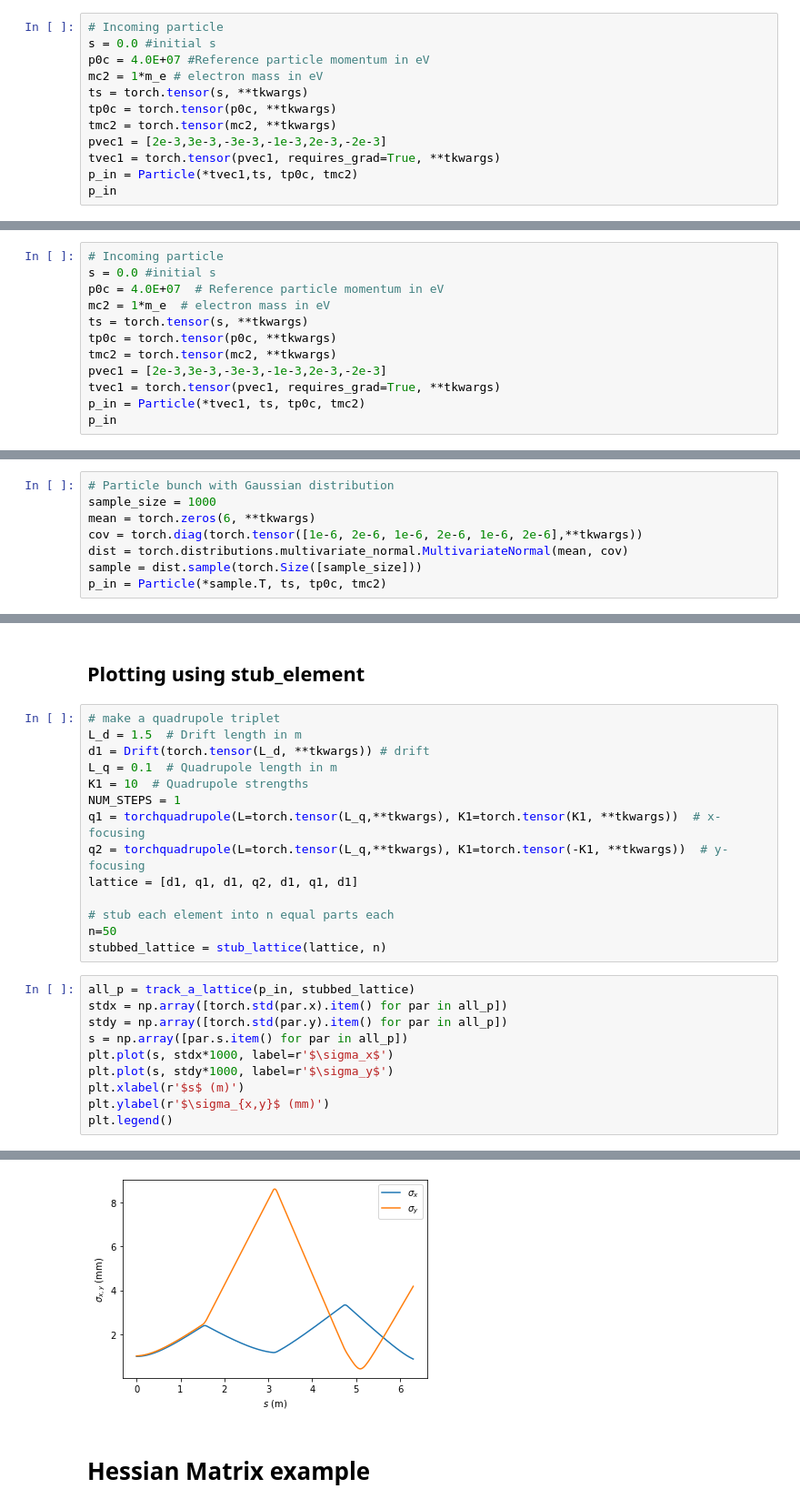
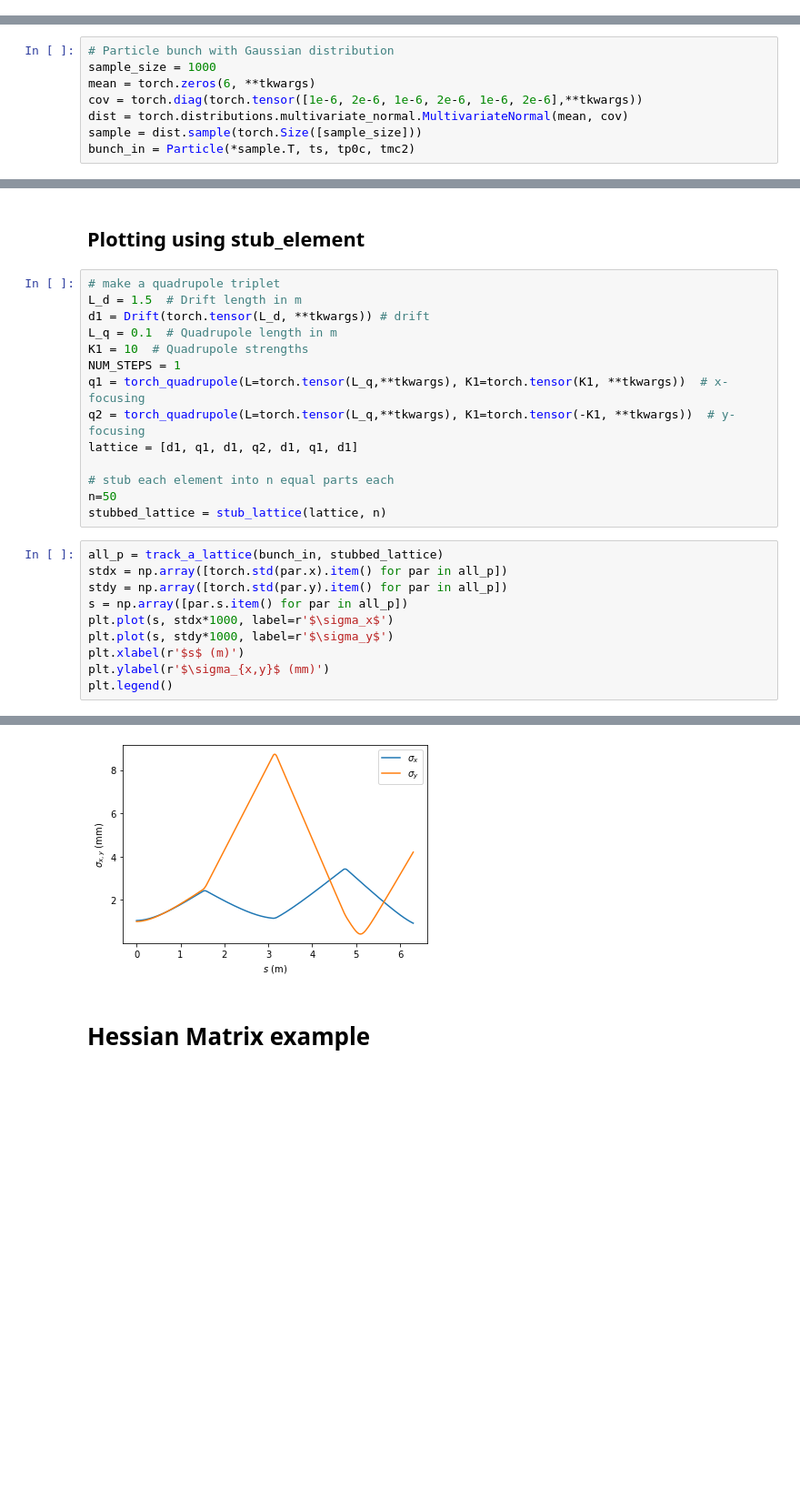
Before and after one commit to bmad-sim/Bmad-X, a Jupyter notebook: docs/examples/tracking-examples.ipynb, the cells around one changed output, grey strips where cells are left out. Shown at 91% size. Saved outputs shown, nothing was run; the diff lists cells and outputs as text; blank space fills up the shorter version.

```diff
--- a/docs/examples/tracking-examples.ipynb
+++ b/docs/examples/tracking-examples.ipynb
@@ -376,12 +323,0 @@ q_off = torchquadrupole(L=torch.tensor(L, **tkwargs), K1=torch.tensor(K1, **tkwa
-# %%
-# Incoming particle
-s = 0.0 #initial s
-p0c = 4.0E+07 #Reference particle momentum in eV
-mc2 = 1*m_e # electron mass in eV
-ts = torch.tensor(s, **tkwargs)
-tp0c = torch.tensor(p0c, **tkwargs)
-tmc2 = torch.tensor(mc2, **tkwargs)
-pvec1 = [2e-3,3e-3,-3e-3,-1e-3,2e-3,-2e-3]
-tvec1 = torch.tensor(pvec1, requires_grad=True, **tkwargs)
-p_in = Particle(*tvec1,ts, tp0c, tmc2)
-p_in
@@ -448,12 +381,0 @@ q1 = torchquadrupole(L=torch.tensor(L_q, **tkwargs), K1=torch.tensor(K1, **tkwar
-# %%
-# Incoming particle
-s = 0.0 #initial s
-p0c = 4.0E+07  # Reference particle momentum in eV
-mc2 = 1*m_e  # electron mass in eV
-ts = torch.tensor(s, **tkwargs)
-tp0c = torch.tensor(p0c, **tkwargs)
-tmc2 = torch.tensor(mc2, **tkwargs)
-pvec1 = [2e-3,3e-3,-3e-3,-1e-3,2e-3,-2e-3]
-tvec1 = torch.tensor(pvec1, requires_grad=True, **tkwargs)
-p_in = Particle(*tvec1, ts, tp0c, tmc2)
-p_in
@@ -563,5 +471,5 @@ mean = torch.zeros(6, **tkwargs)
 cov = torch.diag(torch.tensor([1e-6, 2e-6, 1e-6, 2e-6, 1e-6, 2e-6],**tkwargs))
 dist = torch.distributions.multivariate_normal.MultivariateNormal(mean, cov)
 sample = dist.sample(torch.Size([sample_size]))
-p_in = Particle(*sample.T, ts, tp0c, tmc2)
+bunch_in = Particle(*sample.T, ts, tp0c, tmc2)
 # %%
@@ -598,26 +506,26 @@ d1 = Drift(torch.tensor(L_d, **tkwargs)) # drift
 L_q = 0.1  # Quadrupole length in m
 K1 = 10  # Quadrupole strengths
 NUM_STEPS = 1
-q1 = torchquadrupole(L=torch.tensor(L_q,**tkwargs), K1=torch.tensor(K1, **tkwargs))  # x-focusing
-q2 = torchquadrupole(L=torch.tensor(L_q,**tkwargs), K1=torch.tensor(-K1, **tkwargs))  # y-focusing
+q1 = torch_quadrupole(L=torch.tensor(L_q,**tkwargs), K1=torch.tensor(K1, **tkwargs))  # x-focusing
+q2 = torch_quadrupole(L=torch.tensor(L_q,**tkwargs), K1=torch.tensor(-K1, **tkwargs))  # y-focusing
 lattice = [d1, q1, d1, q2, d1, q1, d1]
 
 # stub each element into n equal parts each
 n=50
 stubbed_lattice = stub_lattice(lattice, n)
 # %%
-all_p = track_a_lattice(p_in, stubbed_lattice)
+all_p = track_a_lattice(bunch_in, stubbed_lattice)
 stdx = np.array([torch.std(par.x).item() for par in all_p])
 stdy = np.array([torch.std(par.y).item() for par in all_p])
 s = np.array([par.s.item() for par in all_p])
 plt.plot(s, stdx*1000, label=r'$\sigma_x$')
 plt.plot(s, stdy*1000, label=r'$\sigma_y$')
 plt.xlabel(r'$s$ (m)')
 plt.ylabel(r'$\sigma_{x,y}$ (mm)')
 plt.legend()
 # %% [output]
 <matplotlib.legend.Legend at 0x...>
-[figure, old version]
+[figure, new version]
 # %% [markdown]
 # Hessian Matrix example
 # %%
```
Also changed, not shown: parts of 50 cells of this notebook, 1 other file.
